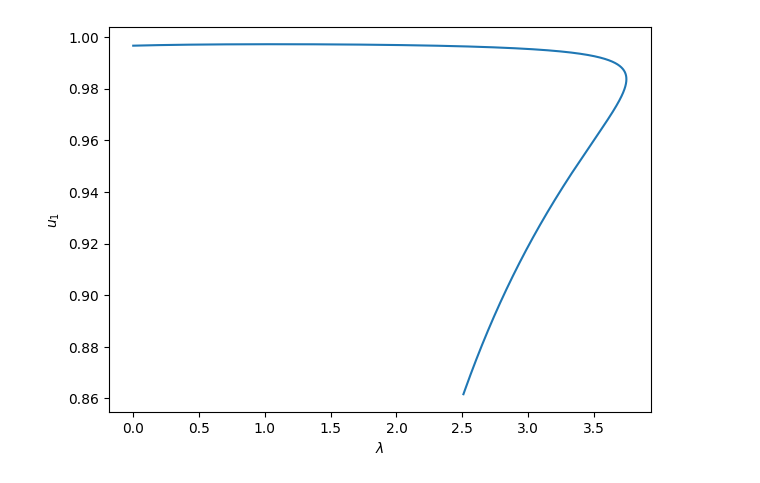
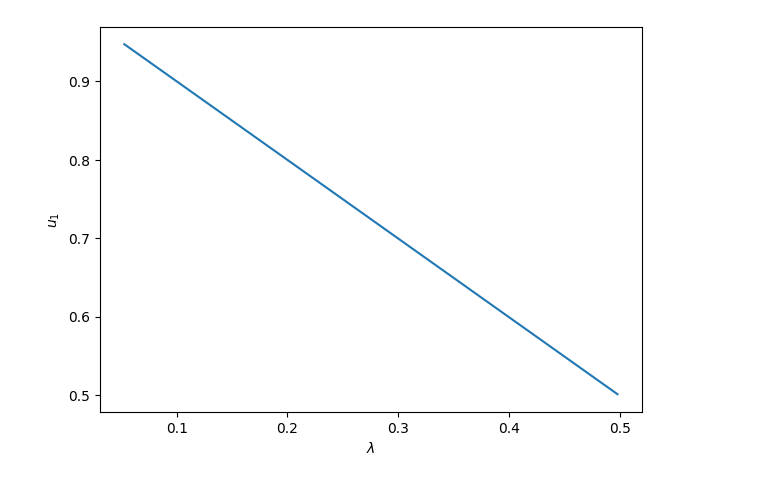
Before and after one commit to AMKCode/ExtractiveDistillationSimulator, a Jupyter notebook: src/ex4_arclength_cont.ipynb, the cells around one changed output. Cells and saved outputs as stored; diff of their text form; code cells hidden in the pictures.

Commit message:
did figure 6

```diff
--- a/src/ex4_arclength_cont.ipynb
+++ b/src/ex4_arclength_cont.ipynb
@@ -148,11 +254,11 @@ for i in range(num_steps):
 # %%
 fig, ax = plt.subplots(figsize = (7,5))
 
-ax.plot(l_sol, u1_sol)
+ax.plot(u1_sol, u2_sol)
 ax.set_xlabel(r'$\lambda$')
 ax.set_ylabel(r'$u_1$')
 # plt.tight_layout()
 
 plt.show()
 # %% [output]
-[figure, old version]
+[figure, new version]
```
Also changed, not shown: parts of 1 cell of this notebook, 3 other files.
